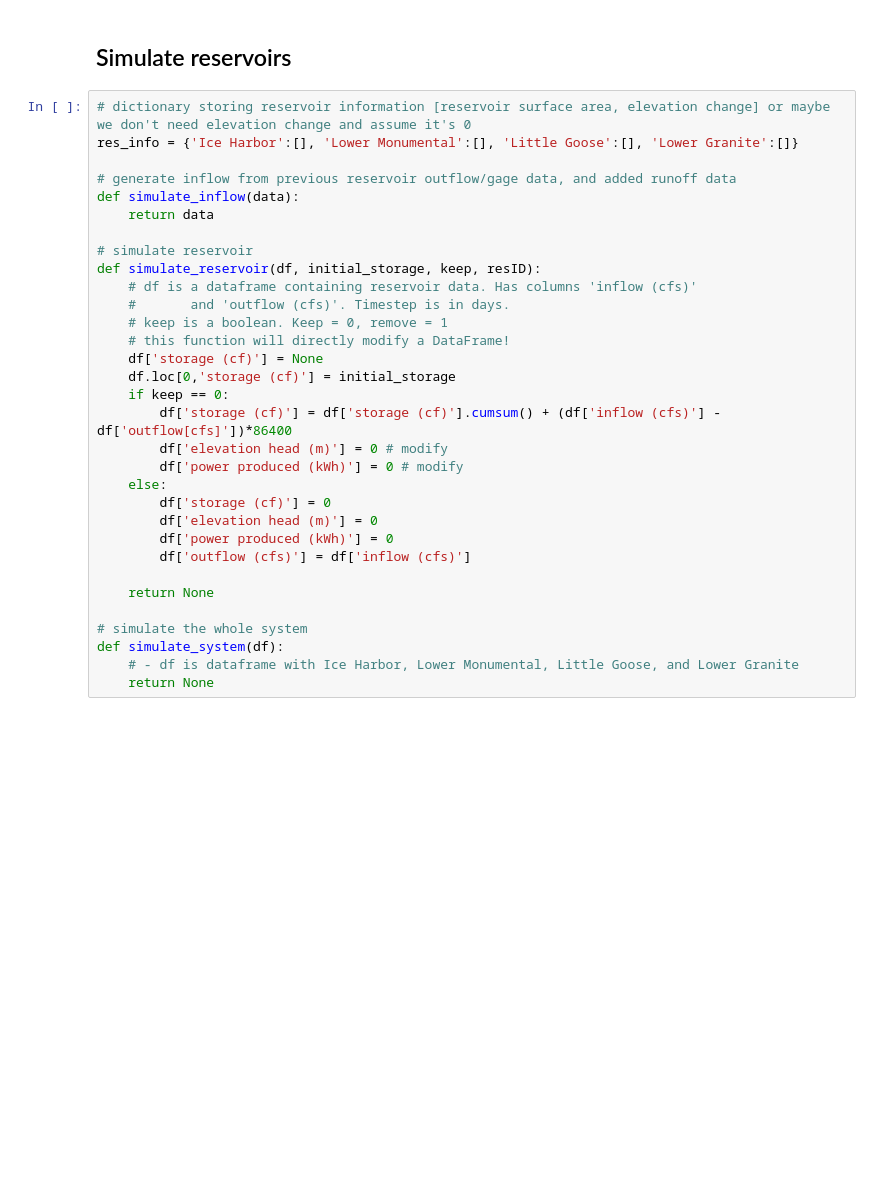
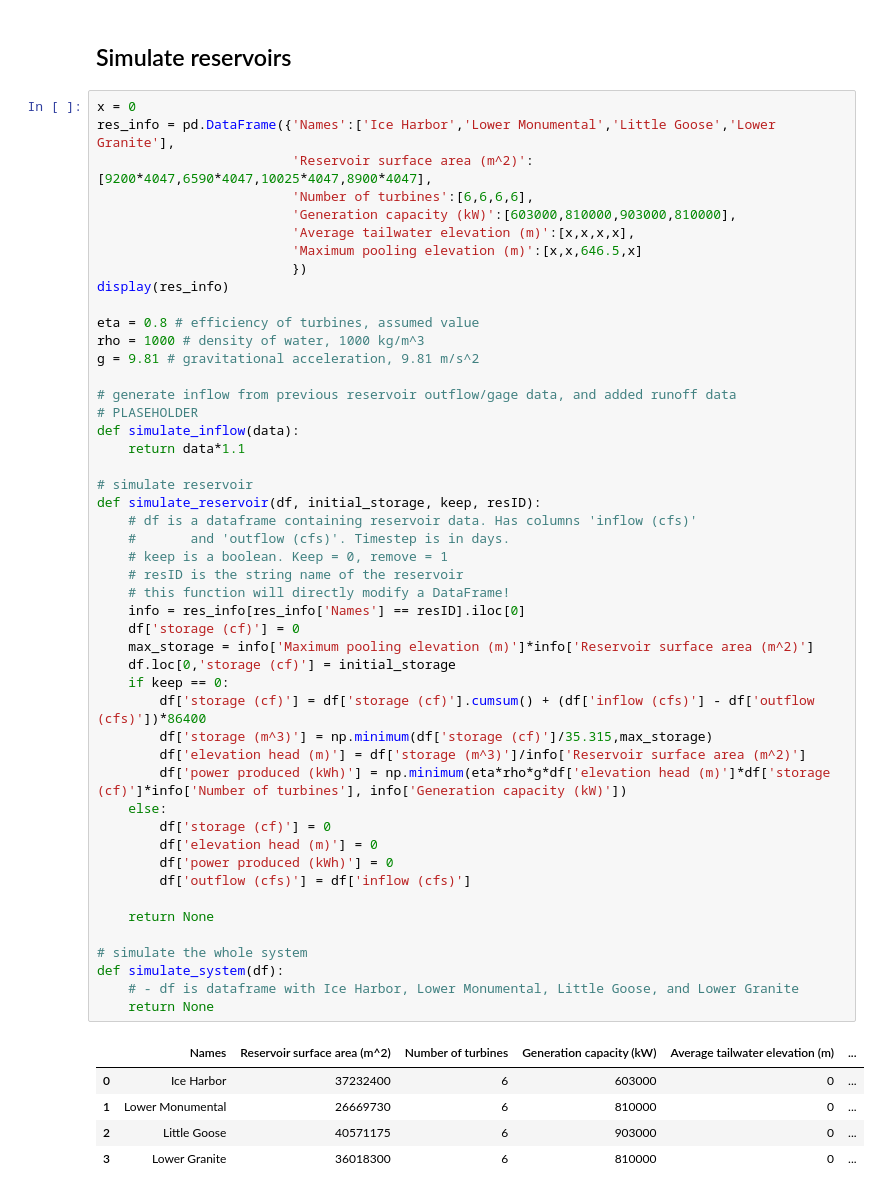
Before and after one commit to clairewang23/columbia_river_model, a Jupyter notebook: model drafting.ipynb, the cells around one changed output. Drawn from its saved outputs; the diff is of its cells as text; blank space fills up the shorter version.

```diff
--- a/model drafting.ipynb
+++ b/model drafting.ipynb
@@ -58,34 +58,56 @@ Text(0, 0.5, 'Outflow data from each dam (cfs)')
 # %% [markdown]
 ## Simulate reservoirs
 # %%
-# dictionary storing reservoir information [reservoir surface area, elevation change] or maybe we don't need elevation change and assume it's 0
-res_info = {'Ice Harbor':[], 'Lower Monumental':[], 'Little Goose':[], 'Lower Granite':[]}
+x = 0
+res_info = pd.DataFrame({'Names':['Ice Harbor','Lower Monumental','Little Goose','Lower Granite'],
+                         'Reservoir surface area (m^2)':[9200*4047,6590*4047,10025*4047,8900*4047],
+                         'Number of turbines':[6,6,6,6],
+                         'Generation capacity (kW)':[603000,810000,903000,810000],
+                         'Average tailwater elevation (m)':[x,x,x,x],
+                         'Maximum pooling elevation (m)':[x,x,646.5,x]
+                         })
+display(res_info)
+
+eta = 0.8 # efficiency of turbines, assumed value
+rho = 1000 # density of water, 1000 kg/m^3
+g = 9.81 # gravitational acceleration, 9.81 m/s^2
 
 # generate inflow from previous reservoir outflow/gage data, and added runoff data
+# PLASEHOLDER
 def simulate_inflow(data):
-    return data
+    return data*1.1
 
 # simulate reservoir
 def simulate_reservoir(df, initial_storage, keep, resID):
     # df is a dataframe containing reservoir data. Has columns 'inflow (cfs)'
     #       and 'outflow (cfs)'. Timestep is in days.
     # keep is a boolean. Keep = 0, remove = 1
+    # resID is the string name of the reservoir
     # this function will directly modify a DataFrame!
-    df['storage (cf)'] = None
+    info = res_info[res_info['Names'] == resID].iloc[0]
+    df['storage (cf)'] = 0
+    max_storage = info['Maximum pooling elevation (m)']*info['Reservoir surface area (m^2)']
     df.loc[0,'storage (cf)'] = initial_storage
     if keep == 0:
-        df['storage (cf)'] = df['storage (cf)'].cumsum() + (df['inflow (cfs)'] - df['outflow[cfs]'])*86400
-        df['elevation head (m)'] = 0 # modify
-        df['power produced (kWh)'] = 0 # modify
+        df['storage (cf)'] = df['storage (cf)'].cumsum() + (df['inflow (cfs)'] - df['outflow (cfs)'])*86400
+        df['storage (m^3)'] = np.minimum(df['storage (cf)']/35.315,max_storage)
+        df['elevation head (m)'] = df['storage (m^3)']/info['Reservoir surface area (m^2)']
+        df['power produced (kWh)'] = np.minimum(eta*rho*g*df['elevation head (m)']*df['storage (cf)']*info['Number of turbines'], info['Generation capacity (kW)'])
     else:
         df['storage (cf)'] = 0
         df['elevation head (m)'] = 0
         df['power produced (kWh)'] = 0
         df['outflow (cfs)'] = df['inflow (cfs)']
 
     return None
 
 # simulate the whole system
 def simulate_system(df):
     # - df is dataframe with Ice Harbor, Lower Monumental, Little Goose, and Lower Granite
     return None
+# %% [output]
+|  | Names | Reservoir surface area (m^2) | Number of turbines | Generation capacity (kW) | Average tailwater elevation (m) | ... |
+| 0 | Ice Harbor | 37232400 | 6 | 603000 | 0 | ... |
+| 1 | Lower Monumental | 26669730 | 6 | 810000 | 0 | ... |
+| 2 | Little Goose | 40571175 | 6 | 903000 | 0 | ... |
+| 3 | Lower Granite | 36018300 | 6 | 810000 | 0 | ... |
```
Also changed, not shown: parts of 1 cell of this notebook.
